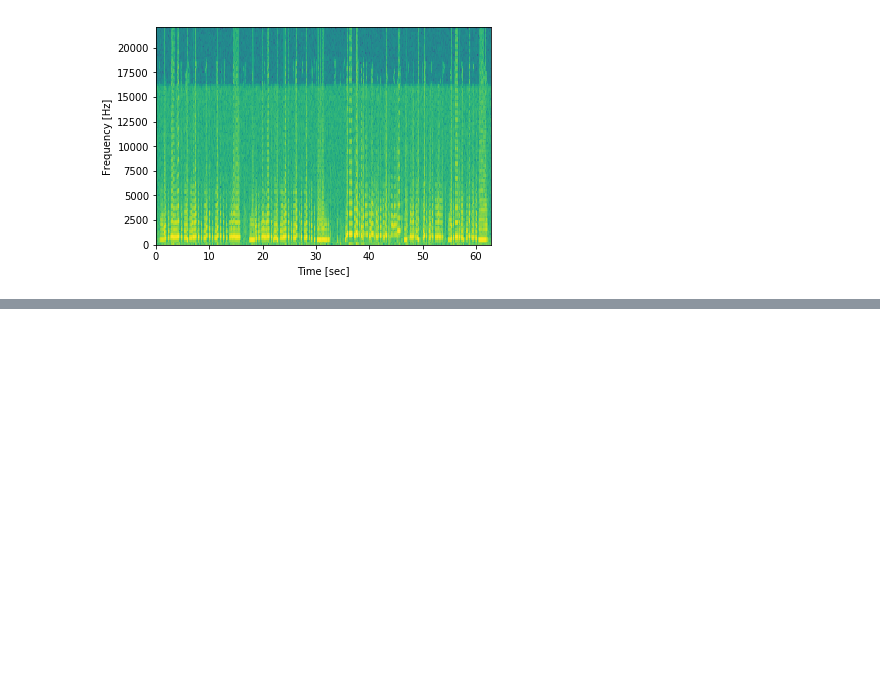
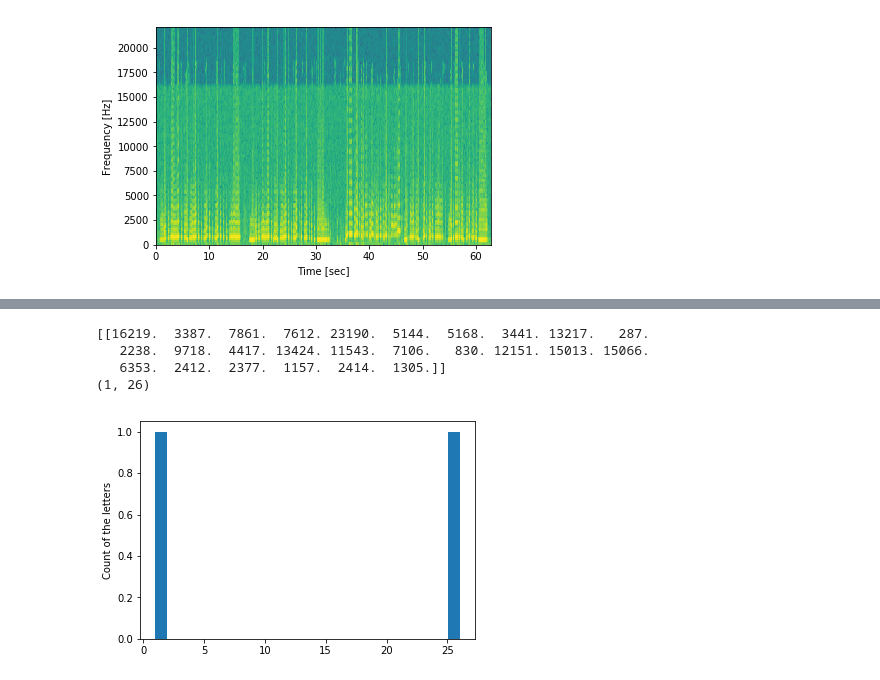
Before and after one commit to izol12/homework_deepl, a Jupyter notebook: homework_1_deeplearning.ipynb, the cells around one changed output, grey strips where cells are left out. Cells and saved outputs as stored; diff of their text form; code cells hidden in the pictures; blank space fills up the shorter version.

```diff
--- a/homework_1_deeplearning.ipynb
+++ b/homework_1_deeplearning.ipynb
@@ -275,0 +270,10 @@ SyntaxError: invalid syntax (<ipython-input-22-069db7659354>, line 3)
+# %%
+# The last excercise is to read the text from an URL and count the letters, show them on a histogram
+
+import requests
+
+res=requests.get('http://www.snopes.com/facebook-ai-developed-own-language/')
+
+# We can get the text:
+text_of_ai =  res.text
+print(text_of_ai)
@@ -275,0 +298,21 @@ SyntaxError: invalid syntax (<ipython-input-22-069db7659354>, line 3)
+# %%
+letters = ["a", "b", "c", "d", "e", "f", "g", "h", "i", "j","k", "l", "m", "n", "o", "p", "q", "r", "s", "t", "u", "v", "w", "x", "y", "z"]
+# We can count the number of the letters, count_of_letters is a matrix, size is 1*26
+count_of_letters = np.zeros( (1,26) )
+
+for idx, letter in enumerate(letters):
+    count_of_letters[0,idx] = text_of_ai.count(letter)
+
+print(count_of_letters)
+
+print(count_of_letters.shape)
+
+plt.hist(count_of_letters.shape, bins=26)
+plt.ylabel('Count of the letters')
+plt.show()
+# %% [output]
+[[16219.  3387.  7861.  7612. 23190.  5144.  5168.  3441. 13217.   287.
+   2238.  9718.  4417. 13424. 11543.  7106.   830. 12151. 15013. 15066.
+   6353.  2412.  2377.  1157.  2414.  1305.]]
+(1, 26)
+[figure, added]
```
Also changed, not shown: parts of 4 cells of this notebook, 9 other files.
